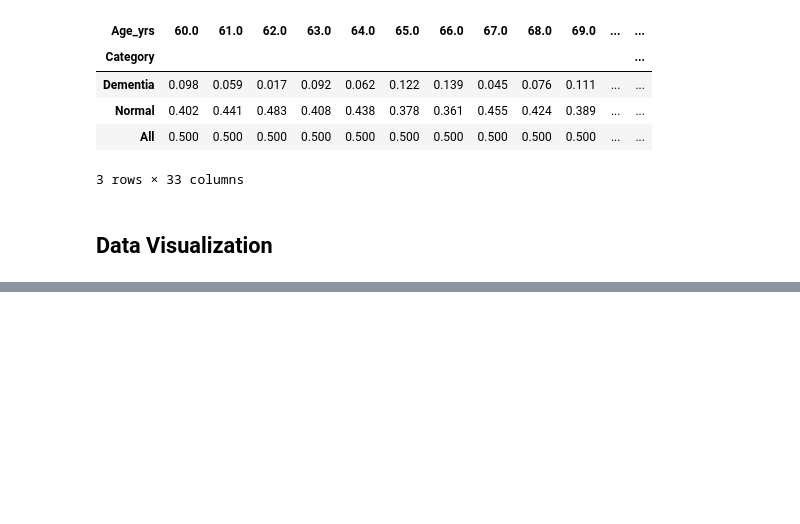
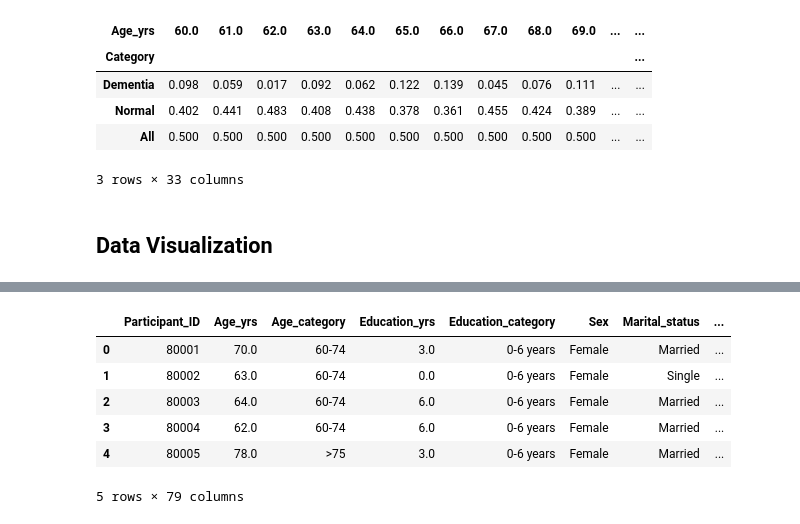
Before and after one commit to morganzimmerman/alzheimers_project, a Jupyter notebook: data_exploration.ipynb, the cells around one changed output, grey strips where cells are left out. Cells and saved outputs as stored; diff of their text form; code cells hidden in the pictures; blank space fills up the shorter version.

```diff
--- a/data_exploration.ipynb
+++ b/data_exploration.ipynb
@@ -210,0 +236,12 @@ pd.crosstab(dta.Category,dta.Age_yrs,margins=True).apply(lambda x: x/x.sum(), ax
+# %%
+cat_dummies = pd.get_dummies(dta.Category)
+dta = pd.concat([dta.drop(['Category'],axis=1),cat_dummies],axis=1)
+dta.head()
+# %% [output]
+|  | Participant_ID | Age_yrs | Age_category | Education_yrs | Education_category | Sex | Marital_status | ... |
+| 0 | 80001 | 70.0 | 60-74 | 3.0 | 0-6 years | Female | Married | ... |
+| 1 | 80002 | 63.0 | 60-74 | 0.0 | 0-6 years | Female | Single | ... |
+| 2 | 80003 | 64.0 | 60-74 | 6.0 | 0-6 years | Female | Married | ... |
+| 3 | 80004 | 62.0 | 60-74 | 6.0 | 0-6 years | Female | Married | ... |
+| 4 | 80005 | 78.0 | >75 | 3.0 | 0-6 years | Female | Married | ... |
+5 rows × 79 columns
```
Also changed, not shown: parts of 15 cells of this notebook.
